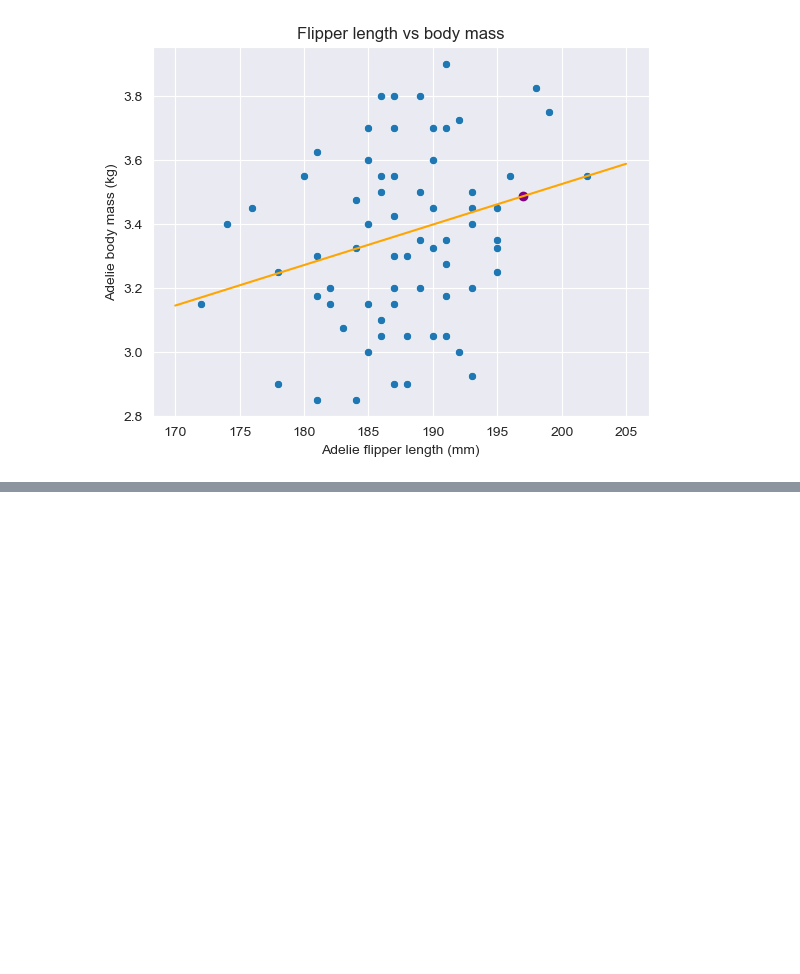
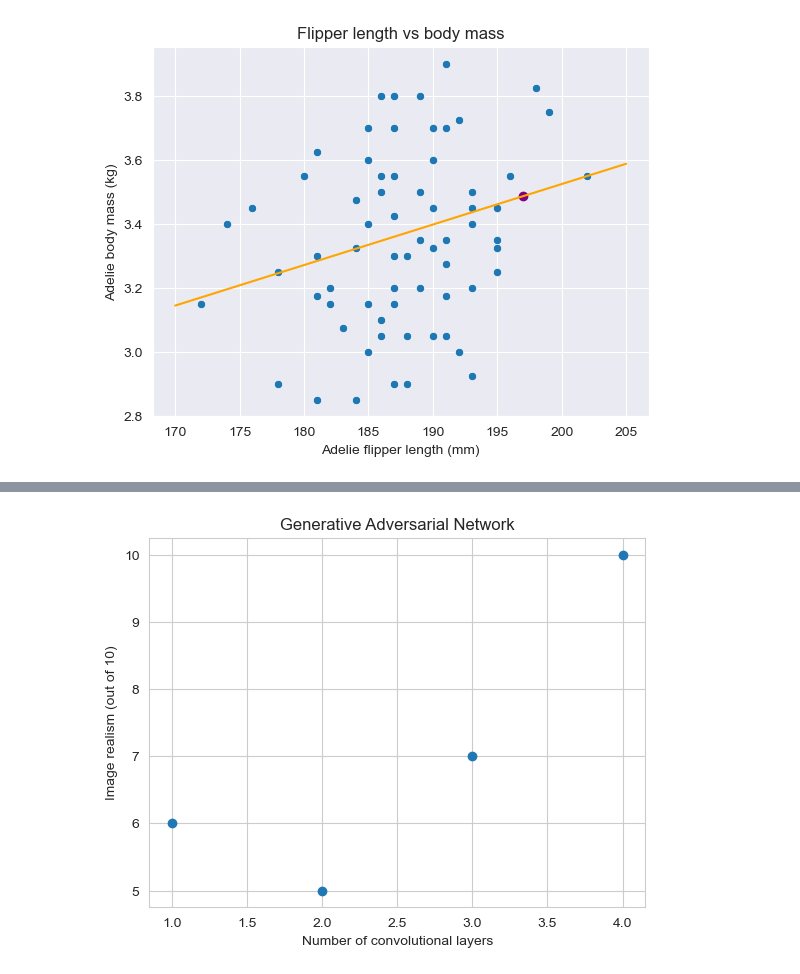
Before and after one commit to sjagadee/math_for_ai_ml, a Jupyter notebook: 6-statistics/5-regression.ipynb, the cells around one changed output, grey strips where cells are left out. Drawn from its saved outputs; the diff is of its cells as text; code cells hidden in the pictures; blank space fills up the shorter version.

```diff
--- a/6-statistics/5-regression.ipynb
+++ b/6-statistics/5-regression.ipynb
@@ -248,0 +260,13 @@ _ = plt.scatter(x_i, y_i, marker='o', color='purple')
+# %%
+x = np.array([1, 2, 3, 4.])
+y = np.array([6, 5, 7, 10.])
+
+sns.set_style('whitegrid')
+
+fig, ax = plt.subplots()
+plt.title('Generative Adversarial Network')
+plt.xlabel('Number of convolutional layers')
+plt.ylabel('Image realism (out of 10)')
+_ = ax.scatter(x, y)
+# %% [output]
+[figure, added]
```
Also changed, not shown: parts of 42 cells of this notebook.
